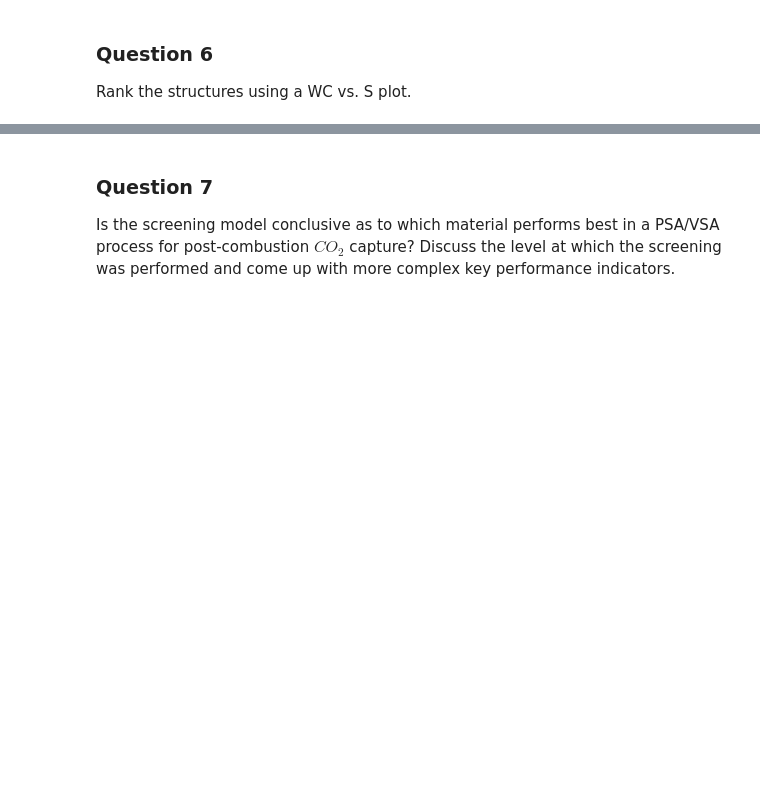
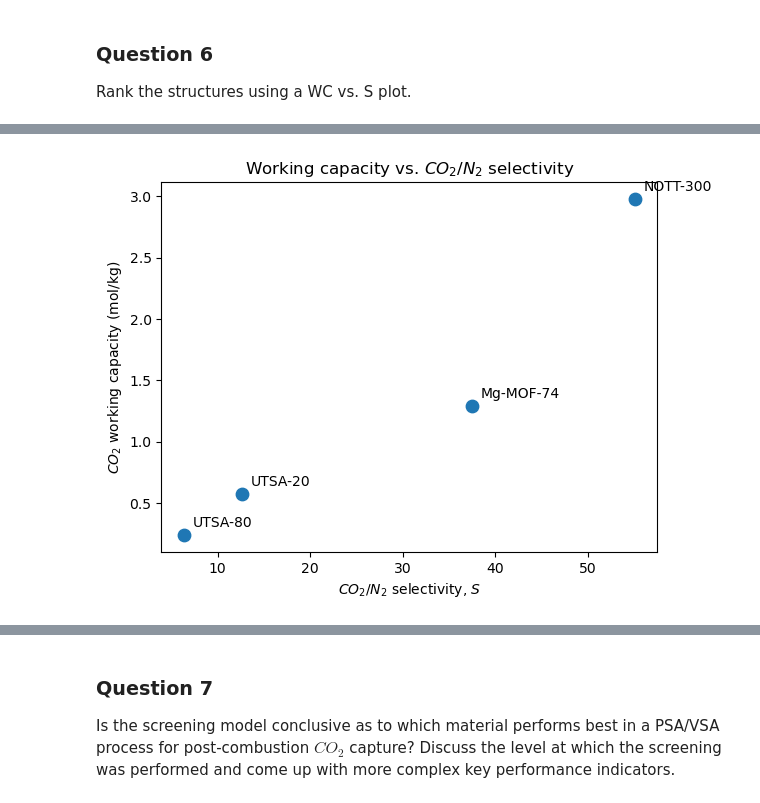
Before and after one commit to taistt/modeling-lab, a Jupyter notebook: GroupL_Block2_project.ipynb, the cells around one changed output, grey strips where cells are left out. Drawn from its saved outputs; the diff is of its cells as text; code cells hidden in the pictures; blank space fills up the shorter version.

```diff
--- a/GroupL_Block2_project.ipynb
+++ b/GroupL_Block2_project.ipynb
@@ -317,0 +315,11 @@ Rank the structures using a WC vs. S plot.
+# %%
+ranking = (
+    wc_iast[["Structure", "WC IAST (mol/kg)"]]
+    .merge(
+        selectivity_df[["Structure", "Selectivity"]],
+        on="Structure"
+    )
+    .dropna()
+)
+
+ranking
@@ -317,0 +332,21 @@ Rank the structures using a WC vs. S plot.
+# %%
+plt.scatter(
+    ranking["Selectivity"],
+    ranking["WC IAST (mol/kg)"],
+    s=80
+)
+
+for _, row in ranking.iterrows():
+    plt.annotate(
+        row["Structure"],
+        (row["Selectivity"], row["WC IAST (mol/kg)"]),
+        xytext=(6, 6),
+        textcoords="offset points"
+    )
+
+plt.xlabel(r"$CO_2/N_2$ selectivity, $S$")
+plt.ylabel(r"$CO_2$ working capacity (mol/kg)")
+plt.title(r"Working capacity vs. $CO_2/N_2$ selectivity")
+plt.show()
+# %% [output]
+[figure, added]
```
Also changed, not shown: parts of 8 cells of this notebook.
